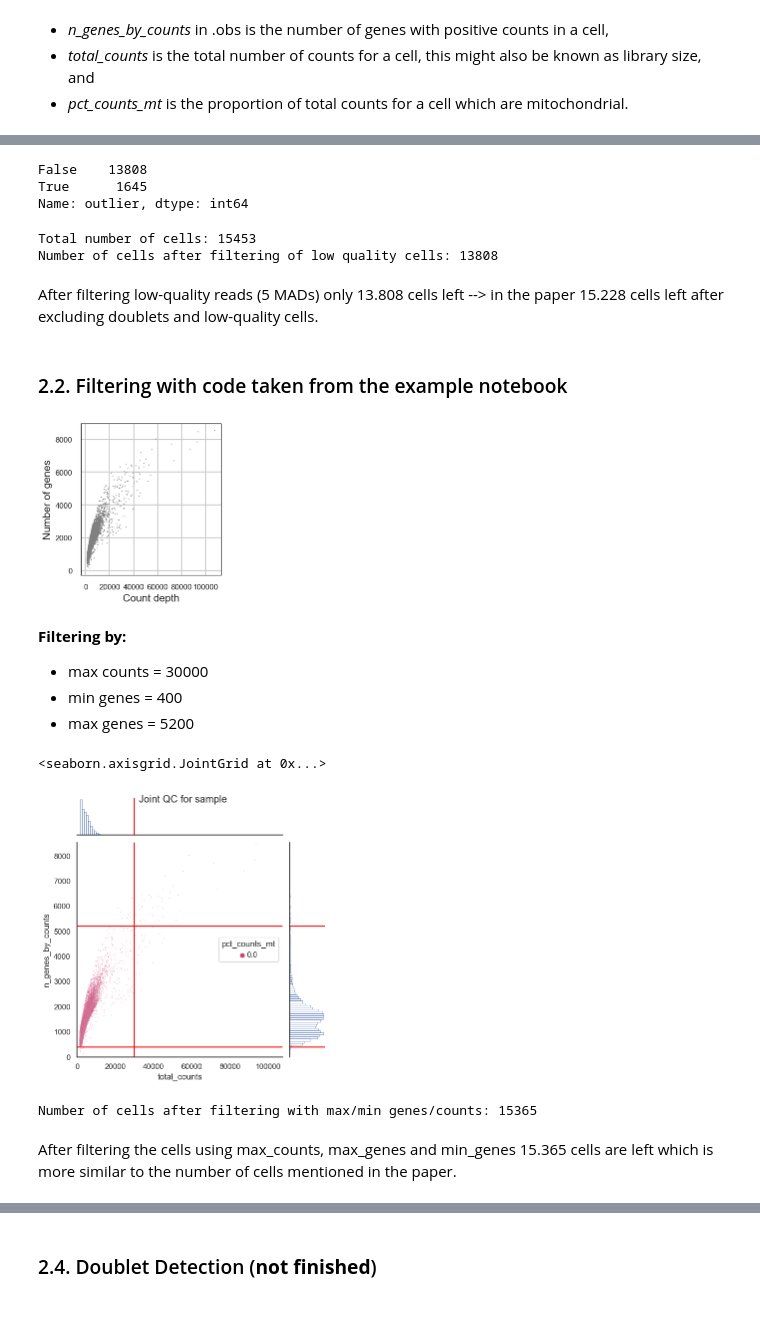
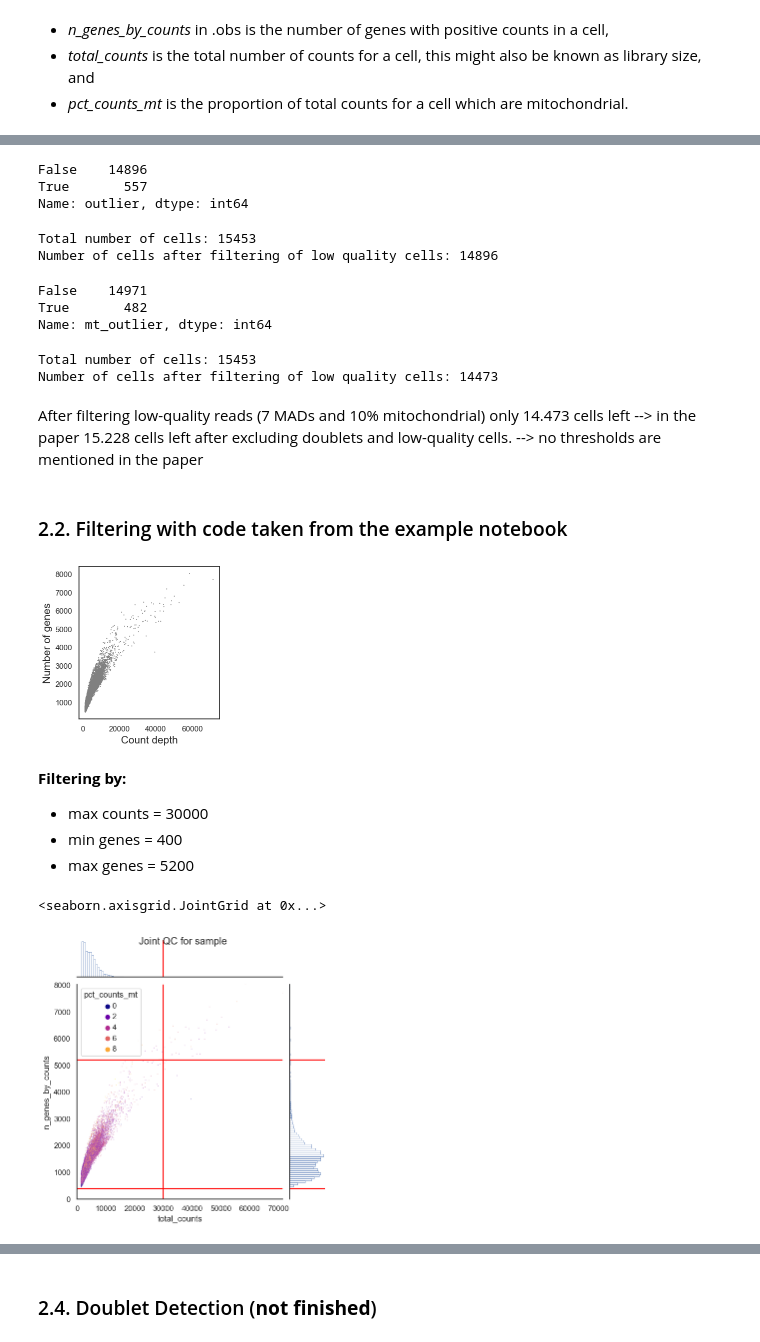
Before and after one commit to lueckenlab/masterpraktikum_fibrosis_atlas, a Jupyter notebook: notebooks/Misharin/misharin_qc_and_preprocessing.ipynb, the cells around one changed output, grey strips where cells are left out. Cells and saved outputs as stored; diff of their text form; code cells hidden in the pictures; blank space fills up the shorter version.

Commit message:
Fixing the mito gene query in misharin_qc_and_preprocessing.ipynb and therefore new annotation in misharin_annotation_leiden.ipynb

```diff
--- a/notebooks/Misharin/misharin_qc_and_preprocessing.ipynb
+++ b/notebooks/Misharin/misharin_qc_and_preprocessing.ipynb
@@ -99,7 +99,7 @@ Cell QC is typically performed on the following three QC covariates:
 - The fraction of counts from mitochondrial genes per barcode
 # %%
 # mitochondrial genes
-misharin.var["mt"] = misharin.var_names.str.startswith("MT-", "mt-")   # MT- --> human; mt- --> mouse
+misharin.var["mt"] = misharin.var_names.str.startswith(("MT-", "mt-"))   # MT- --> human; mt- --> mouse
 # ribosomal genes
 misharin.var["ribo"] = misharin.var_names.str.startswith(("RPS", "RPL"))
 # hemoglobin genes.
@@ -131,33 +131,49 @@ def is_outlier(adata, metric: str, nmads: int):
     return outlier
 # %%
 misharin.obs["outlier"] = (
-    is_outlier(misharin, "log1p_total_counts", 5)
-    | is_outlier(misharin, "log1p_n_genes_by_counts", 5)
-    | is_outlier(misharin, "pct_counts_in_top_20_genes", 5)
+    is_outlier(misharin, "log1p_total_counts", 7)
+    | is_outlier(misharin, "log1p_n_genes_by_counts", 7)
+    | is_outlier(misharin, "pct_counts_in_top_20_genes", 7)
 )
-misharin.obs.outlier.value_counts()
+misharin.obs.outlier.value_counts()   # using 7 MADs instead of 5 because otherwise too many cells are filtered out
 # %% [output]
-False    13808
-True      1645
+False    14896
+True       557
 Name: outlier, dtype: int64
 # %%
 print(f"Total number of cells: {misharin.n_obs}")
-misharin_5MADs = misharin[(~misharin.obs.outlier)].copy()
+misharin_7MADs = misharin[(~misharin.obs.outlier)].copy()
 
-print(f"Number of cells after filtering of low quality cells: {misharin_5MADs.n_obs}")
+print(f"Number of cells after filtering of low quality cells: {misharin_7MADs.n_obs}")
 # %% [output]
 Total number of cells: 15453
-Number of cells after filtering of low quality cells: 13808
+Number of cells after filtering of low quality cells: 14896
+# %%
+misharin.obs["mt_outlier"] = is_outlier(misharin, "pct_counts_mt", 7) | ( misharin.obs["pct_counts_mt"] > 10)
+misharin.obs.mt_outlier.value_counts()
+# %% [output]
+False    14971
+True       482
+Name: mt_outlier, dtype: int64
+# %%
+print(f"Total number of cells: {misharin.n_obs}")
+misharin_MADS_lowQuality = misharin[(~misharin.obs.outlier) & (~misharin.obs.mt_outlier)].copy()
+
+print(f"Number of cells after filtering of low quality cells: {misharin_MADS_lowQuality.n_obs}")
+# %% [output]
+Total number of cells: 15453
+Number of cells after filtering of low quality cells: 14473
 # %% [markdown]
-After filtering low-quality reads (5 MADs) only 13.808 cells left
+After filtering low-quality reads (7 MADs and 10% mitochondrial) only 14.473 cells left
 --> in the paper 15.228 cells left after excluding doublets and low-quality cells.
+--> no thresholds are mentioned in the paper
 # %% [markdown]
 ### 2.2. Filtering with code taken from the example notebook
 # %%
-scib.pp.summarize_counts(misharin)
-scib.pp.plot_qc(misharin)
+scib.pp.summarize_counts(misharin_MADS_lowQuality)
+scib.pp.plot_qc(misharin_MADS_lowQuality)
 # %% [output]
-[figure, old version]
+[figure, new version]
 # %% [markdown]
 **Filtering by:**
 - max counts = 30000
@@ -167,7 +183,7 @@ scib.pp.plot_qc(misharin)
 import sys
 sys.path.insert(0, '/Users/emmaschonner/PycharmProjects/masterpraktikum_fibrosis_atlas/source')
 import utils
-utils.plot_qc_joint(misharin, x="total_counts",
+utils.plot_qc_joint(misharin_MADS_lowQuality, x="total_counts",
                     y='n_genes_by_counts',
                     hue='pct_counts_mt',
                     palette='plasma',
@@ -176,16 +192,10 @@ utils.plot_qc_joint(misharin, x="total_counts",
                     title='Joint QC for sample ')
 # %% [output]
 <seaborn.axisgrid.JointGrid at 0x...>
-[figure, old version]
+[figure, new version]
 # %%
 misharin_filtered = misharin.copy()
 # %%
 scanpy.pp.filter_cells(misharin_filtered, max_counts=30000)
 scanpy.pp.filter_cells(misharin_filtered, max_genes=5200)
 scanpy.pp.filter_cells(misharin_filtered, min_genes=400)
-# %%
-print(f"Number of cells after filtering with max/min genes/counts: {misharin_filtered.n_obs}")
-# %% [output]
-Number of cells after filtering with max/min genes/counts: 15365
-# %% [markdown]
-After filtering the cells using max_counts, max_genes and min_genes 15.365 cells are left which is more similar to the number of cells mentioned in the paper.
```
Also changed, not shown: parts of 18 cells of this notebook, 2 other files.
